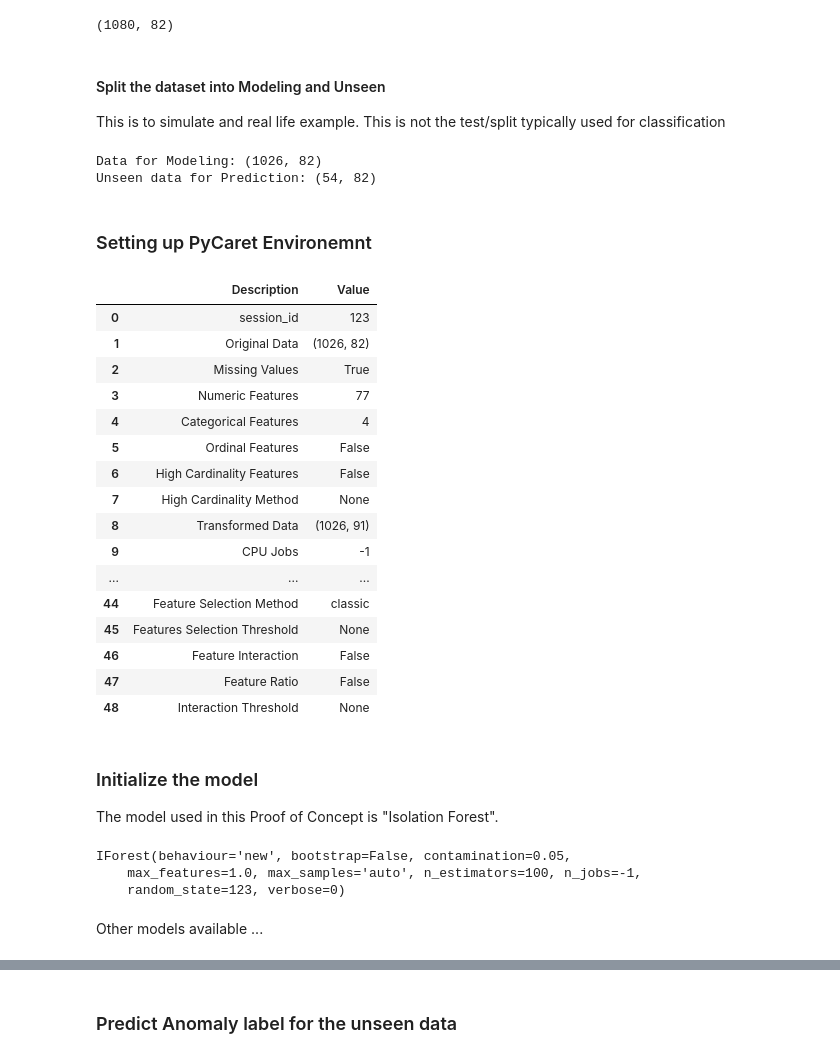
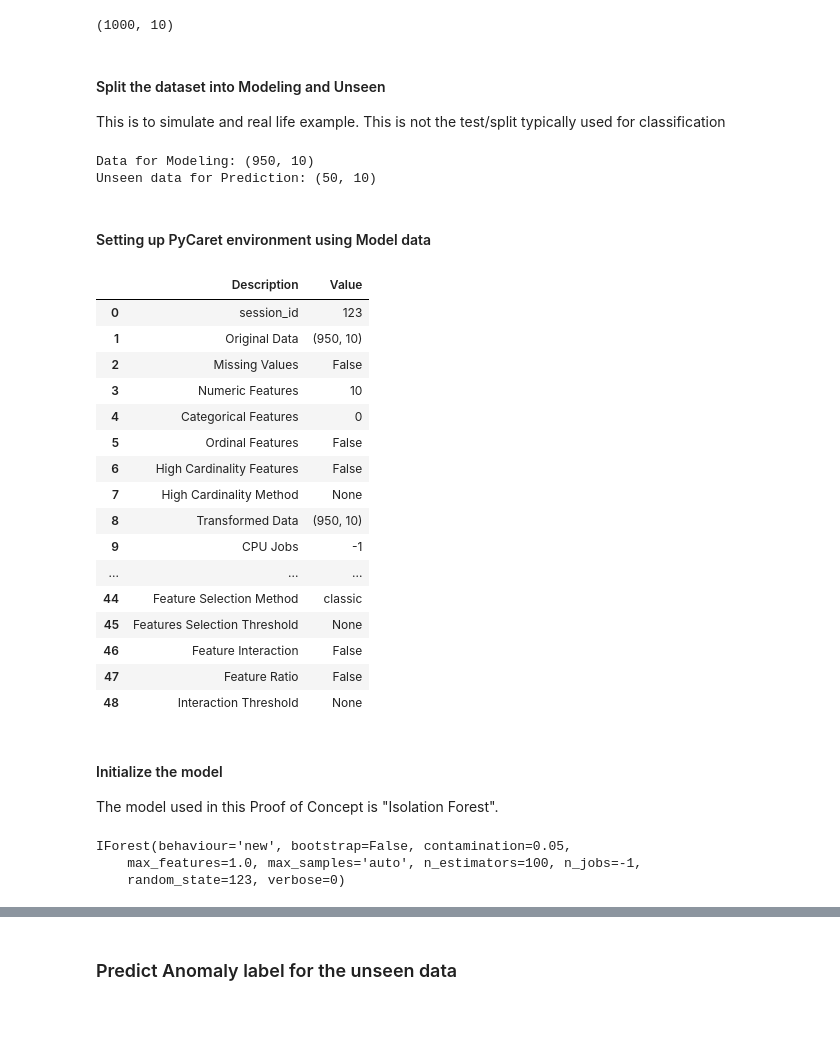
Before and after one commit to amelsheikh/Anomaly-Detection, a Jupyter notebook: Anomaly_Detection.ipynb, the cells around one changed output, grey strips where cells are left out. Cells and saved outputs as stored; diff of their text form; code cells hidden in the pictures; blank space fills up the shorter version.

```diff
--- a/Anomaly_Detection.ipynb
+++ b/Anomaly_Detection.ipynb
@@ -36,5 +31,5 @@ https://archive.ics.uci.edu/ml/datasets/Mice+Protein+Expression
 # %%
 # get the dataset
 from pycaret.datasets import get_data
-pocDataset = get_data('mice')
+pocDataset = get_data('anomaly')
 # %% [output]
@@ -61,7 +55,8 @@ pocDataset.describe()
-# %%
-pocDataset.shape
-# %% [output]
-(1080, 82)
+# %%
+# dataset shape
+pocDataset.shape
+# %% [output]
+(1000, 10)
 # %% [markdown]
 #### Split the dataset into Modeling and Unseen
 This is to simulate and real life example. This is not the test/split typically used for classification
@@ -75,27 +70,26 @@ unseenData.reset_index(drop=True, inplace=True)
 print("Data for Modeling:", modelData.shape)
 print("Unseen data for Prediction:", unseenData.shape)
 # %% [output]
-Data for Modeling: (1026, 82)
-Unseen data for Prediction: (54, 82)
+Data for Modeling: (950, 10)
+Unseen data for Prediction: (50, 10)
 # %% [markdown]
-### Setting up PyCaret Environemnt
+#### Setting up PyCaret environment using Model data
 # %%
 from pycaret.anomaly import *
 
 pocAnomlay = setup(modelData, normalize=True,
-                  ignore_features=['MouseID'],
-                  session_id=123)
+                   session_id=123)
 # %% [output]
 |  | Description | Value |
 | 0 | session_id | 123 |
-| 1 | Original Data | (1026, 82) |
-| 2 | Missing Values | True |
-| 3 | Numeric Features | 77 |
-| 4 | Categorical Features | 4 |
+| 1 | Original Data | (950, 10) |
+| 2 | Missing Values | False |
+| 3 | Numeric Features | 10 |
+| 4 | Categorical Features | 0 |
 | 5 | Ordinal Features | False |
 | 6 | High Cardinality Features | False |
 | 7 | High Cardinality Method | None |
-| 8 | Transformed Data | (1026, 91) |
+| 8 | Transformed Data | (950, 10) |
 | 9 | CPU Jobs | -1 |
 | ... | ... | ... |
 | 44 | Feature Selection Method | classic |
@@ -104,7 +98,7 @@ pocAnomlay = setup(modelData, normalize=True,
 | 47 | Feature Ratio | False |
 | 48 | Interaction Threshold | None |
 # %% [markdown]
-### Initialize the model
+#### Initialize the model
 The model used in this Proof of Concept is "Isolation Forest".
 # %%
 isolationForest = create_model('iforest')
@@ -115,5 +109,3 @@ print(isolationForest)
 IForest(behaviour='new', bootstrap=False, contamination=0.05,
     max_features=1.0, max_samples='auto', n_estimators=100, n_jobs=-1,
     random_state=123, verbose=0)
-# %% [markdown]
-Other models available ...
```
Also changed, not shown: parts of 21 cells of this notebook.
